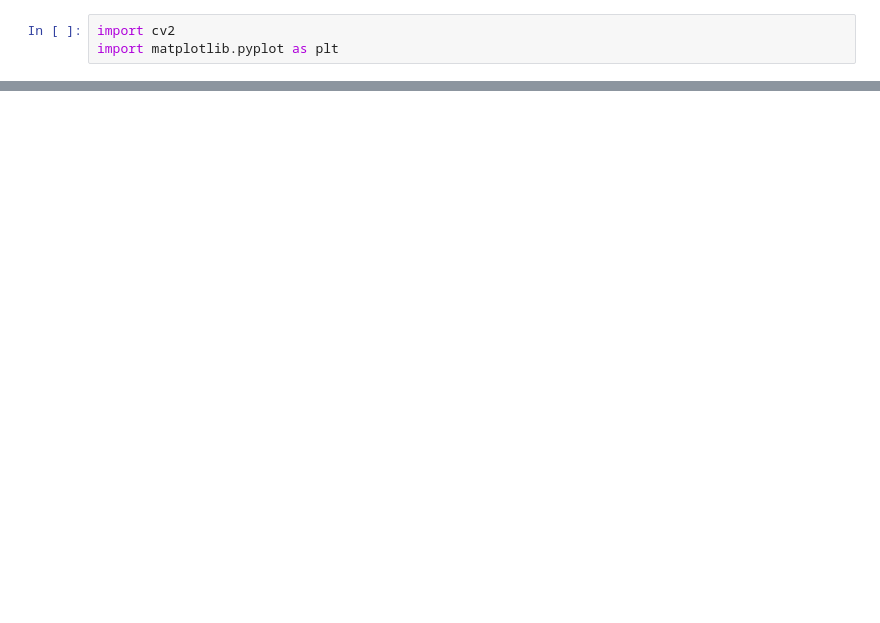
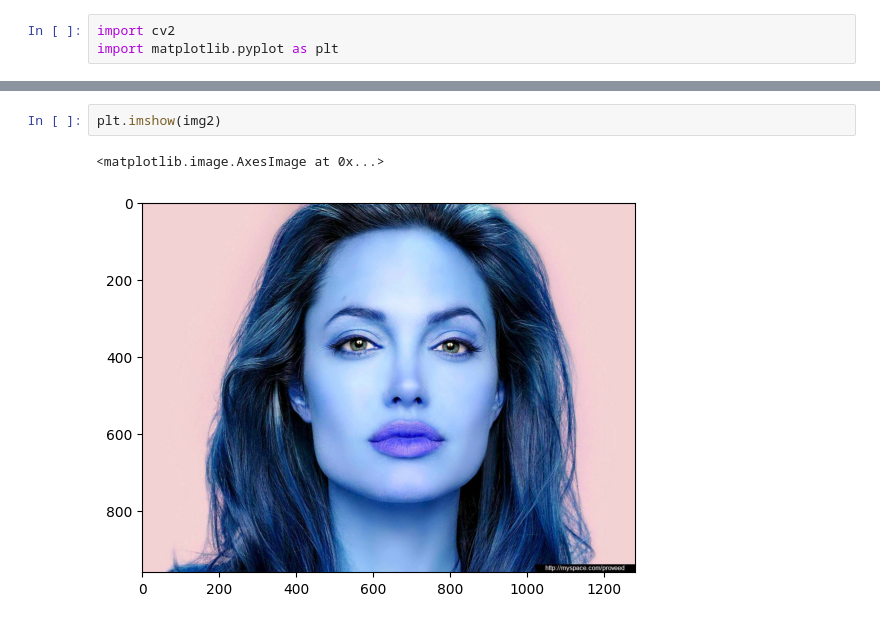
Before and after one commit to Siva-viswanadhan/Deep-Learning, a Jupyter notebook: computer_vision/demo2.ipynb, the cells around one changed output, grey strips where cells are left out. Cells and saved outputs as stored; diff of their text form; blank space fills up the shorter version.

```diff
--- a/computer_vision/demo2.ipynb
+++ b/computer_vision/demo2.ipynb
@@ -13,0 +36,5 @@ plt.imshow(img)
+# %%
+plt.imshow(img2)
+# %% [output]
+<matplotlib.image.AxesImage at 0x...>
+[figure, added]
```
Also changed, not shown: parts of 14 cells of this notebook, 12 other files.
